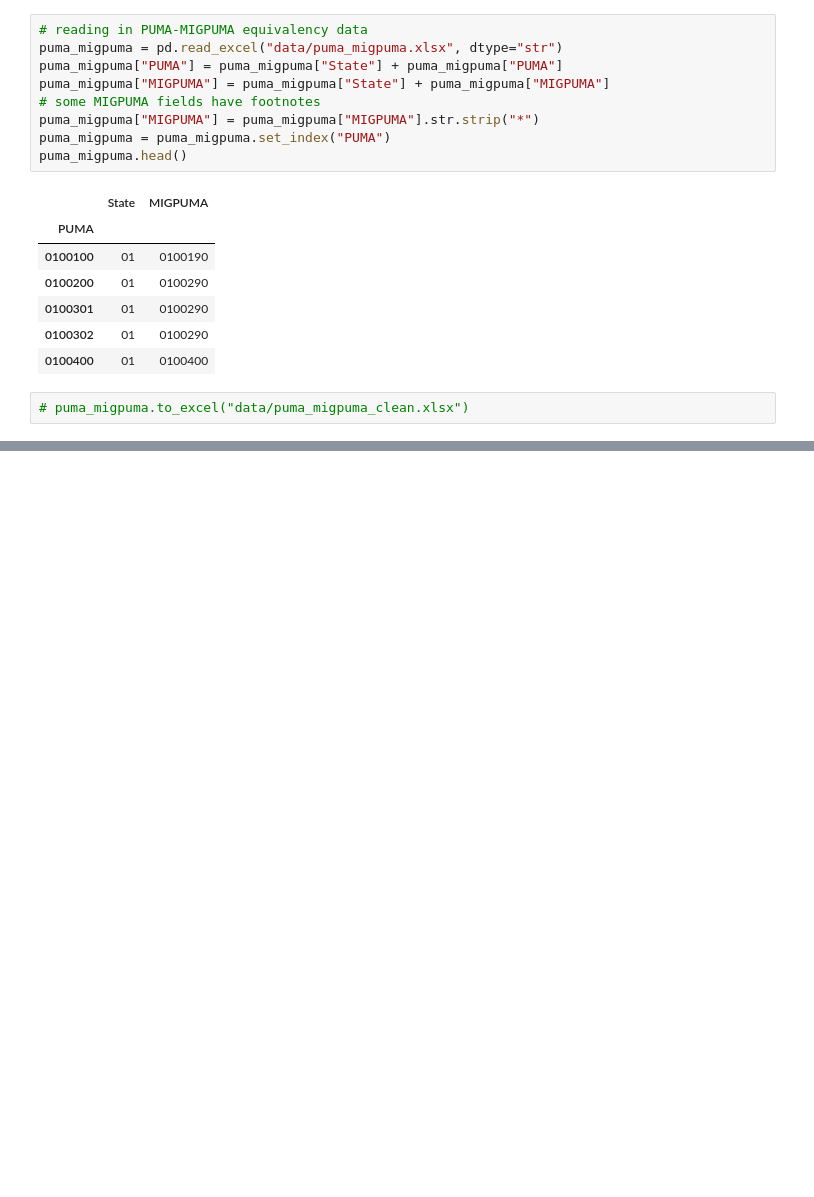
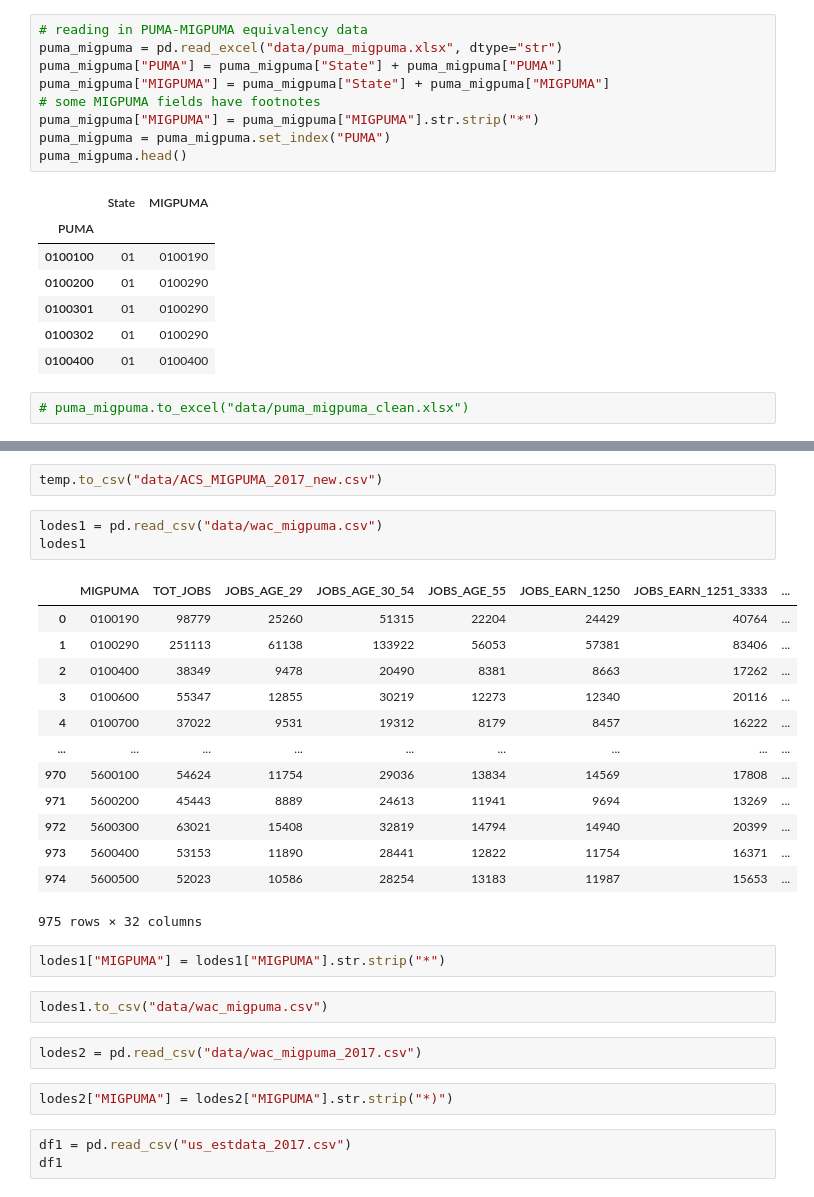
Before and after one commit to yianzhang14/us-migration-modeling, a Jupyter notebook: puma_migpuma_cleanup.ipynb, the cells around one changed output, grey strips where cells are left out. Cells and saved outputs as stored; diff of their text form; blank space fills up the shorter version.

```diff
--- a/puma_migpuma_cleanup.ipynb
+++ b/puma_migpuma_cleanup.ipynb
@@ -22,0 +57,30 @@ puma_migpuma.head()
+# %%
+temp.to_csv("data/ACS_MIGPUMA_2017_new.csv")
+# %%
+lodes1 = pd.read_csv("data/wac_migpuma.csv")
+lodes1
+# %% [output]
+|  | MIGPUMA | TOT_JOBS | JOBS_AGE_29 | JOBS_AGE_30_54 | JOBS_AGE_55 | JOBS_EARN_1250 | JOBS_EARN_1251_3333 | ... |
+| 0 | 0100190 | 98779 | 25260 | 51315 | 22204 | 24429 | 40764 | ... |
+| 1 | 0100290 | 251113 | 61138 | 133922 | 56053 | 57381 | 83406 | ... |
+| 2 | 0100400 | 38349 | 9478 | 20490 | 8381 | 8663 | 17262 | ... |
+| 3 | 0100600 | 55347 | 12855 | 30219 | 12273 | 12340 | 20116 | ... |
+| 4 | 0100700 | 37022 | 9531 | 19312 | 8179 | 8457 | 16222 | ... |
+| ... | ... | ... | ... | ... | ... | ... | ... | ... |
+| 970 | 5600100 | 54624 | 11754 | 29036 | 13834 | 14569 | 17808 | ... |
+| 971 | 5600200 | 45443 | 8889 | 24613 | 11941 | 9694 | 13269 | ... |
+| 972 | 5600300 | 63021 | 15408 | 32819 | 14794 | 14940 | 20399 | ... |
+| 973 | 5600400 | 53153 | 11890 | 28441 | 12822 | 11754 | 16371 | ... |
+| 974 | 5600500 | 52023 | 10586 | 28254 | 13183 | 11987 | 15653 | ... |
+975 rows × 32 columns
+# %%
+lodes1["MIGPUMA"] = lodes1["MIGPUMA"].str.strip("*")
+# %%
+lodes1.to_csv("data/wac_migpuma.csv")
+# %%
+lodes2 = pd.read_csv("data/wac_migpuma_2017.csv")
+# %%
+lodes2["MIGPUMA"] = lodes2["MIGPUMA"].str.strip("*)")
+# %%
+df1 = pd.read_csv("us_estdata_2017.csv")
+df1
```
Also changed, not shown: parts of 3 cells of this notebook, 4 other files.
